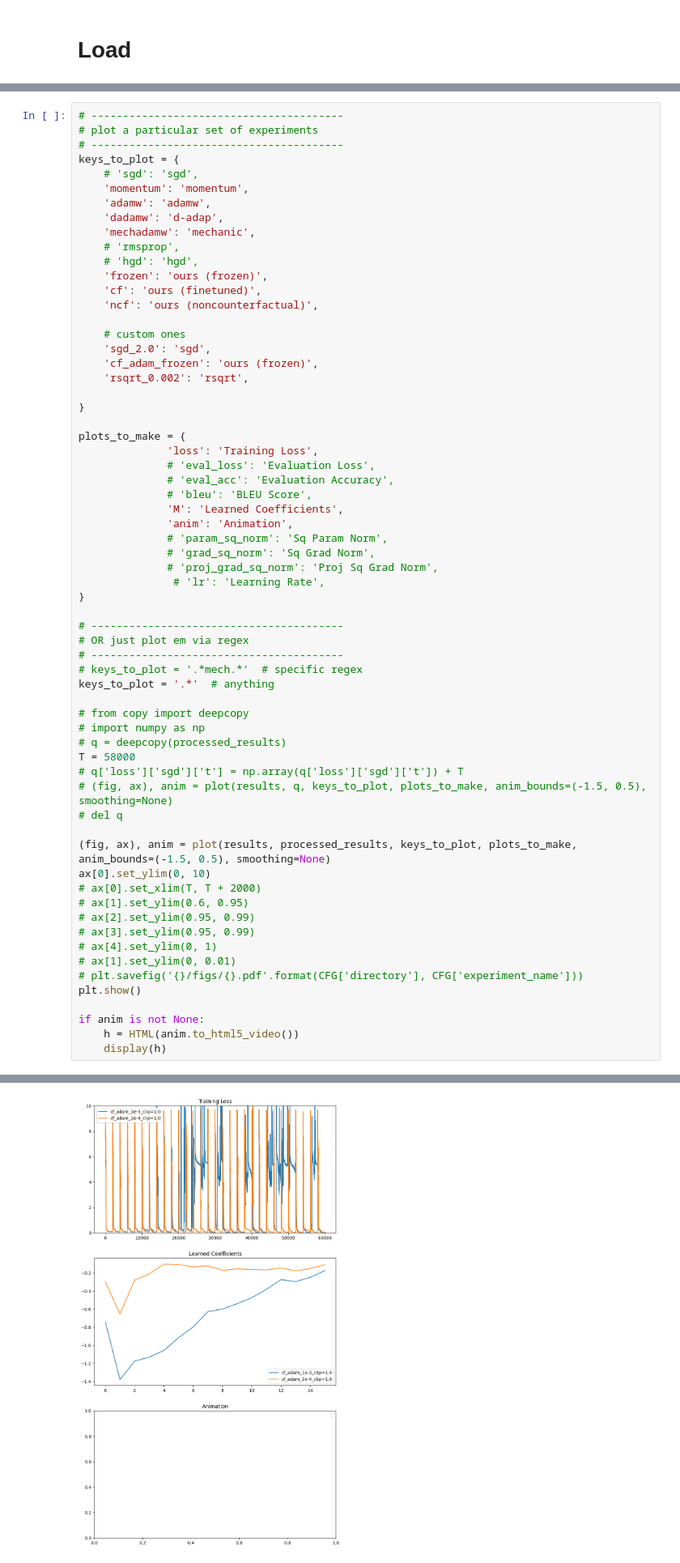
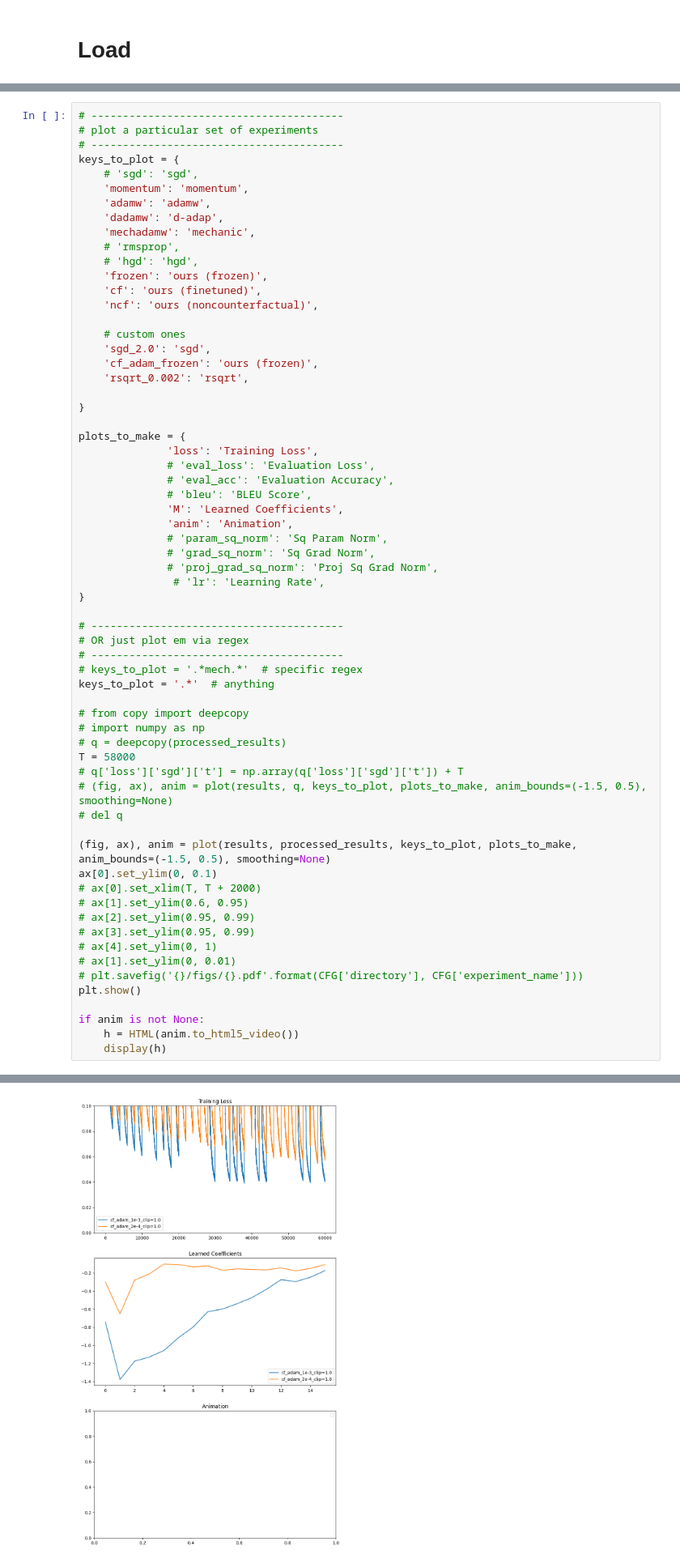
Before and after one commit to edogariu/meta_opt, a Jupyter notebook: notebooks/plotting.ipynb, the cells around one changed output, grey strips where cells are left out. Shown at 81% size. Saved outputs shown, nothing was run; the diff lists cells and outputs as text.

```diff
--- a/notebooks/plotting.ipynb
+++ b/notebooks/plotting.ipynb
@@ -105,35 +105,35 @@ plots_to_make = {
 
 # ----------------------------------------
 # OR just plot em via regex
 # ----------------------------------------
 # keys_to_plot = '.*mech.*'  # specific regex
 keys_to_plot = '.*'  # anything
 
 # from copy import deepcopy
 # import numpy as np
 # q = deepcopy(processed_results)
 T = 58000
 # q['loss']['sgd']['t'] = np.array(q['loss']['sgd']['t']) + T
 # (fig, ax), anim = plot(results, q, keys_to_plot, plots_to_make, anim_bounds=(-1.5, 0.5), smoothing=None)
 # del q
 
 (fig, ax), anim = plot(results, processed_results, keys_to_plot, plots_to_make, anim_bounds=(-1.5, 0.5), smoothing=None)
-ax[0].set_ylim(0, 10)
+ax[0].set_ylim(0, 0.1)
 # ax[0].set_xlim(T, T + 2000)
 # ax[1].set_ylim(0.6, 0.95)
 # ax[2].set_ylim(0.95, 0.99)
 # ax[3].set_ylim(0.95, 0.99)
 # ax[4].set_ylim(0, 1)
 # ax[1].set_ylim(0, 0.01)
 # plt.savefig('{}/figs/{}.pdf'.format(CFG['directory'], CFG['experiment_name']))
 plt.show()
 
 if anim is not None:
     h = HTML(anim.to_html5_video())
     display(h)
 # %% [output]
 No artists with labels found to put in legend.  Note that artists whose label start with an underscore are ignored when legend() is called with no argument.
-[figure, old version]
+[figure, new version]
 [interactive output not drawn]
 # %%
 import matplotlib.pyplot as plt
```
Also changed, not shown: parts of 1 cell of this notebook, 2 other files.
